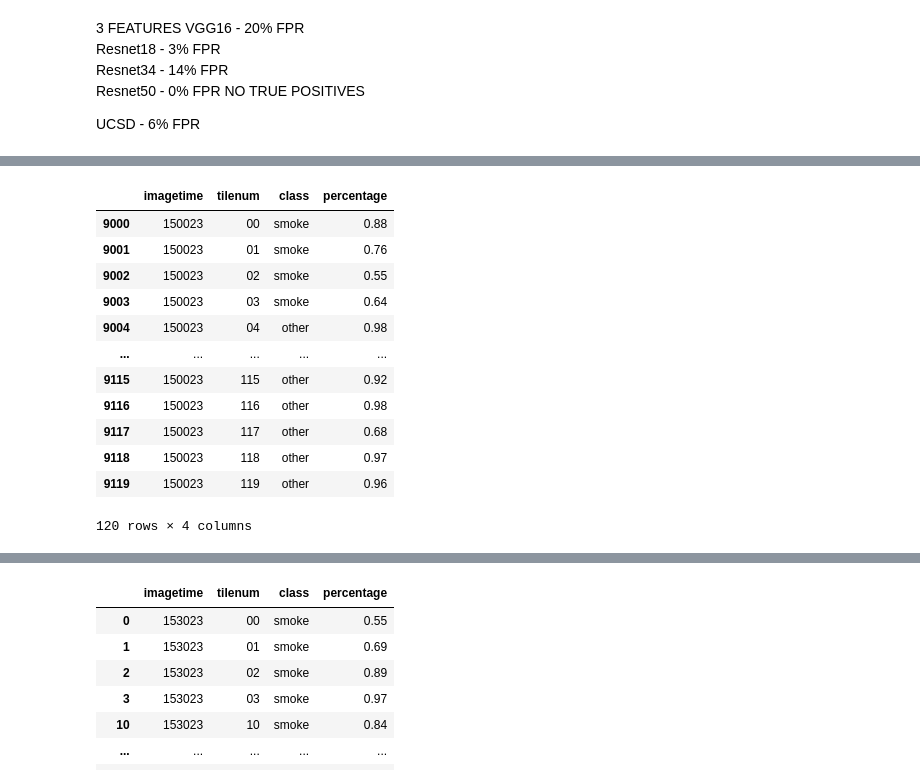
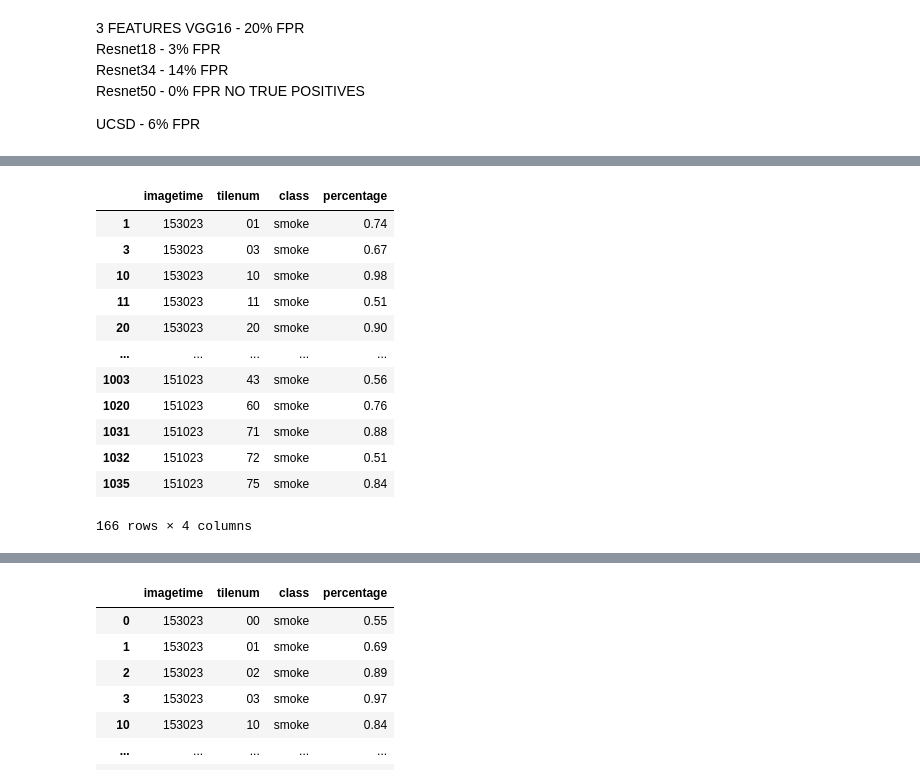
Before and after one commit to waggle-sensor/summer2023, a Jupyter notebook: szumny/python/newimageinference.ipynb, the cells around one changed output, grey strips where cells are left out. Cells and saved outputs as stored; diff of their text form; code cells hidden in the pictures.

```diff
--- a/szumny/python/newimageinference.ipynb
+++ b/szumny/python/newimageinference.ipynb
@@ -244,19 +326,19 @@ df
 # %%
-new = df[df['imagetime']=='150023']
+new = df[df['class']=='smoke']
 new
 # %% [output]
 |  | imagetime | tilenum | class | percentage |
-| 9000 | 150023 | 00 | smoke | 0.88 |
-| 9001 | 150023 | 01 | smoke | 0.76 |
-| 9002 | 150023 | 02 | smoke | 0.55 |
-| 9003 | 150023 | 03 | smoke | 0.64 |
-| 9004 | 150023 | 04 | other | 0.98 |
+| 1 | 153023 | 01 | smoke | 0.74 |
+| 3 | 153023 | 03 | smoke | 0.67 |
+| 10 | 153023 | 10 | smoke | 0.98 |
+| 11 | 153023 | 11 | smoke | 0.51 |
+| 20 | 153023 | 20 | smoke | 0.90 |
 | ... | ... | ... | ... | ... |
-| 9115 | 150023 | 115 | other | 0.92 |
-| 9116 | 150023 | 116 | other | 0.98 |
-| 9117 | 150023 | 117 | other | 0.68 |
-| 9118 | 150023 | 118 | other | 0.97 |
-| 9119 | 150023 | 119 | other | 0.96 |
+| 1003 | 151023 | 43 | smoke | 0.56 |
+| 1020 | 151023 | 60 | smoke | 0.76 |
+| 1031 | 151023 | 71 | smoke | 0.88 |
+| 1032 | 151023 | 72 | smoke | 0.51 |
+| 1035 | 151023 | 75 | smoke | 0.84 |
-120 rows × 4 columns
+166 rows × 4 columns
 # %%
 smoke = df[df["tilenum"] == '34']
```
Also changed, not shown: parts of 14 cells of this notebook, 1 other file.
